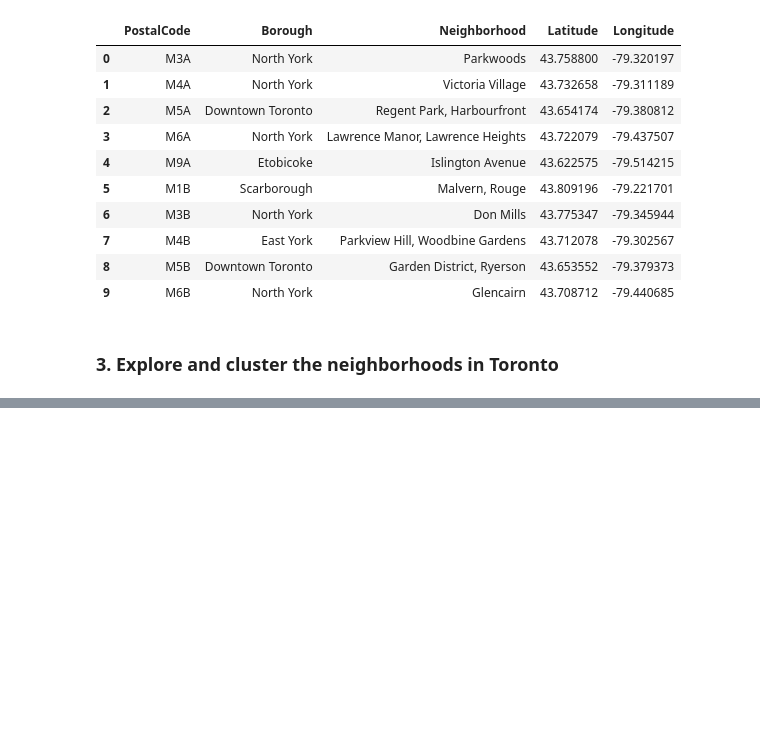
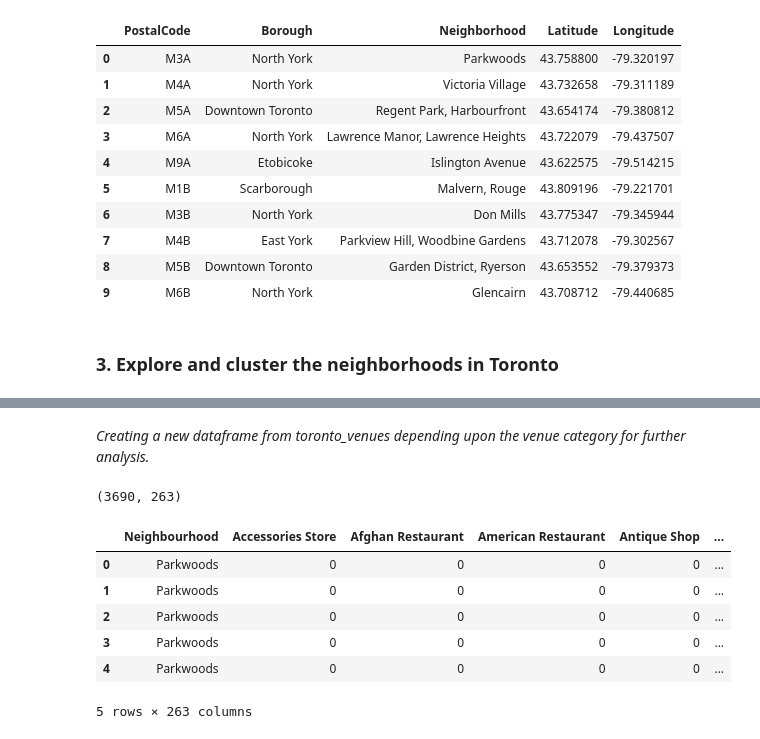
Before and after one commit to kshbds/Coursera_Capstone, a Jupyter notebook: Clustering Neighborhoods in Toronto.ipynb, the cells around one changed output, grey strips where cells are left out. Saved outputs shown, nothing was run; the diff lists cells and outputs as text; code cells hidden in the pictures; blank space fills up the shorter version.

```diff
--- a/Clustering Neighborhoods in Toronto.ipynb
+++ b/Clustering Neighborhoods in Toronto.ipynb
@@ -185,0 +317,20 @@ torontodata.head(10)
+# %% [markdown]
+_Creating a new dataframe from toronto_venues depending upon the venue category for further analysis._
+# %%
+# one hot encoding
+toronto_onehot = pd.get_dummies(toronto_venues[['Venue Category']], prefix="", prefix_sep="")
+
+# add neighborhood column back to dataframe
+toronto_onehot.insert(0, "Neighbourhood", toronto_venues['Neighborhood'], True)
+
+print(toronto_onehot.shape)
+toronto_onehot.head()
+# %% [output]
+(3690, 263)
+|  | Neighbourhood | Accessories Store | Afghan Restaurant | American Restaurant | Antique Shop | ... |
+| 0 | Parkwoods | 0 | 0 | 0 | 0 | ... |
+| 1 | Parkwoods | 0 | 0 | 0 | 0 | ... |
+| 2 | Parkwoods | 0 | 0 | 0 | 0 | ... |
+| 3 | Parkwoods | 0 | 0 | 0 | 0 | ... |
+| 4 | Parkwoods | 0 | 0 | 0 | 0 | ... |
+5 rows × 263 columns
```
Also changed, not shown: parts of 31 cells of this notebook.
